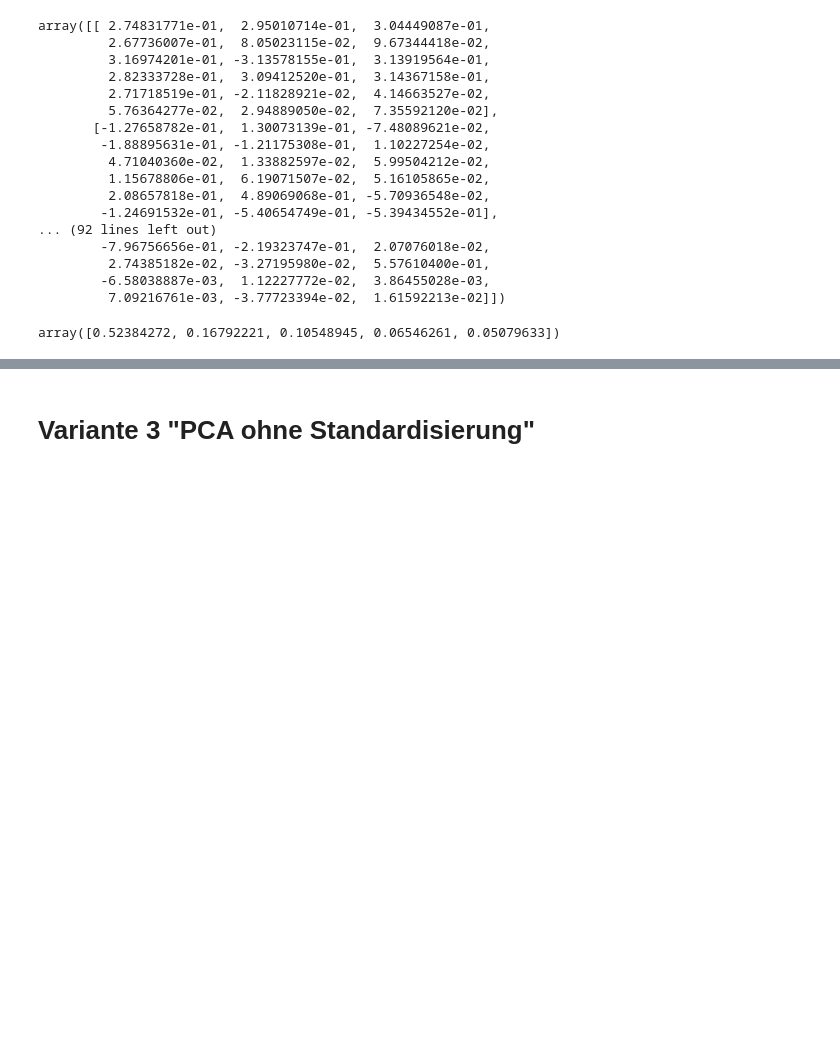
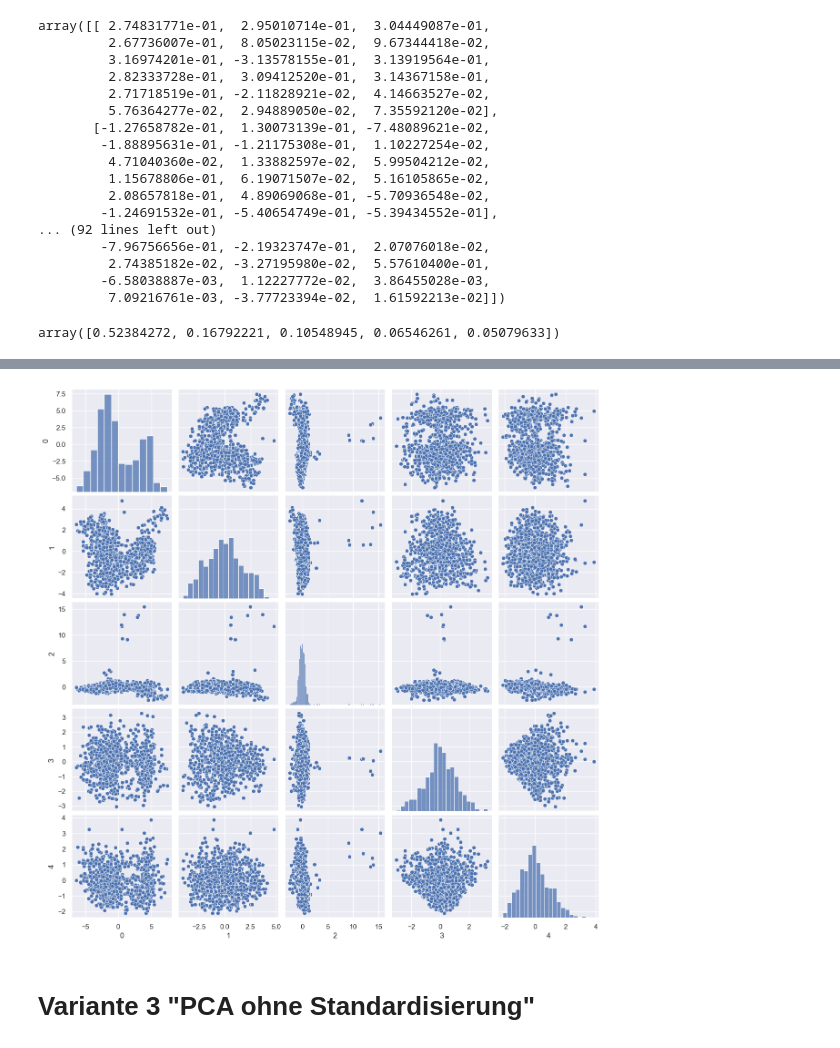
Before and after one commit to Luaa998/Kohonen-maps_Projekt, a Jupyter notebook: Milestone2.1_DimensionReduction.ipynb, the cells around one changed output, grey strips where cells are left out. Drawn from its saved outputs; the diff is of its cells as text; code cells hidden in the pictures; blank space fills up the shorter version.

```diff
--- a/Milestone2.1_DimensionReduction.ipynb
+++ b/Milestone2.1_DimensionReduction.ipynb
@@ -92,6 +101,11 @@ df2.head()
 | 4 | 0.549668 | 4.764098 | 11.689234 | 0.163830 | 3.257210 | trendy |
 # %%
 df2.to_csv('data/test_and_training_data/v2_data_dog_PCA+standardized.csv', index=False)
+# %%
+sns.pairplot(data=df2)
+plt.show()
+# %% [output]
+[figure, added]
 # %% [markdown]
 <h1>Variante 3 "PCA ohne Standardisierung" </h1>
 # %%
```
Also changed, not shown: parts of 13 cells of this notebook.
